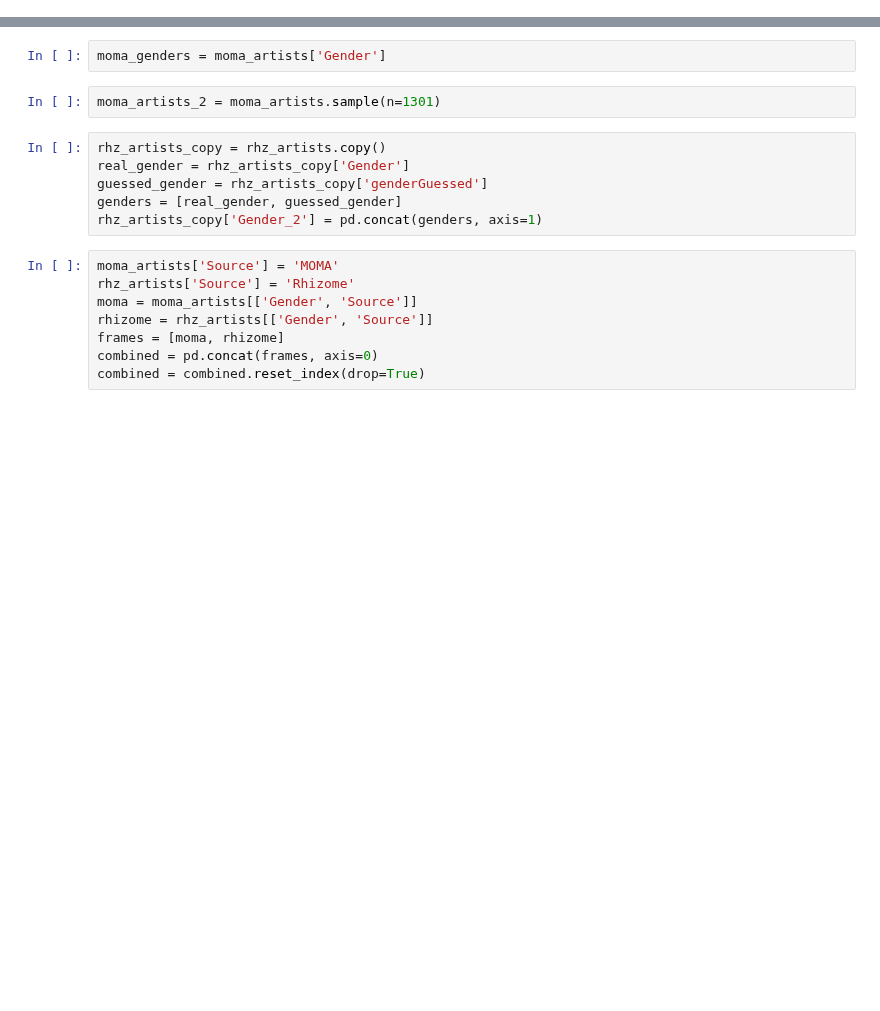
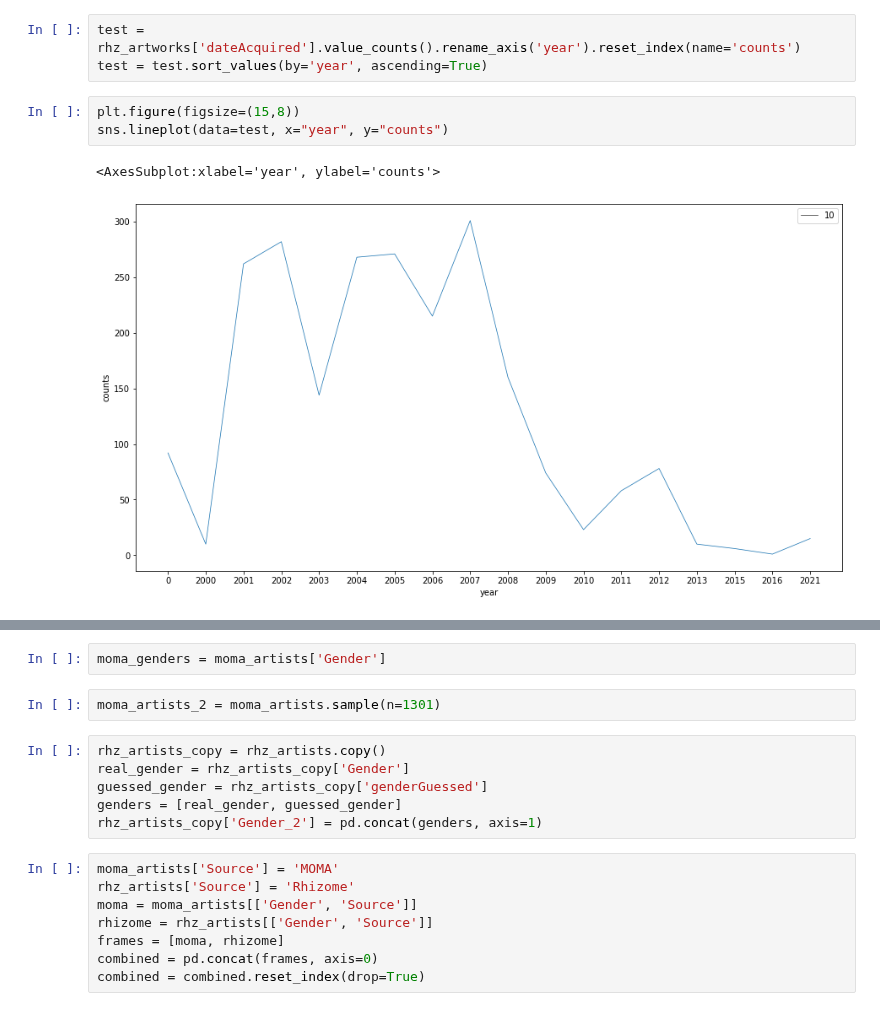
Before and after one commit to laurentfintoni/Net-Art-Rev, a Jupyter notebook: Lo_Viz.ipynb, the cells around one changed output, grey strips where cells are left out. Saved outputs shown, nothing was run; the diff lists cells and outputs as text; blank space fills up the shorter version.

```diff
--- a/Lo_Viz.ipynb
+++ b/Lo_Viz.ipynb
@@ -17,0 +49,9 @@ Index(['ID', 'Artist', 'Artist URL', 'Collective', 'Collective URL',
+# %%
+test = rhz_artworks['dateAcquired'].value_counts().rename_axis('year').reset_index(name='counts')
+test = test.sort_values(by='year', ascending=True)
+# %%
+plt.figure(figsize=(15,8))
+sns.lineplot(data=test, x="year", y="counts")
+# %% [output]
+<AxesSubplot:xlabel='year', ylabel='counts'>
+[figure, added]
```
Also changed, not shown: parts of 6 cells of this notebook.
